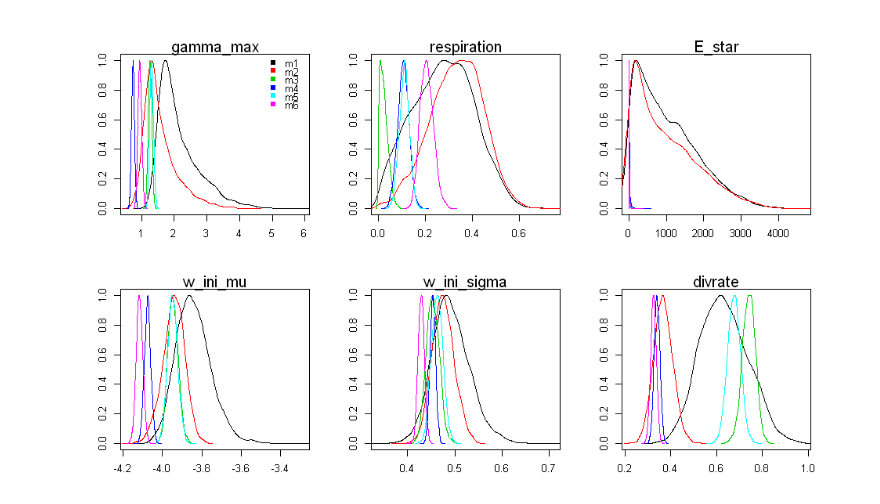
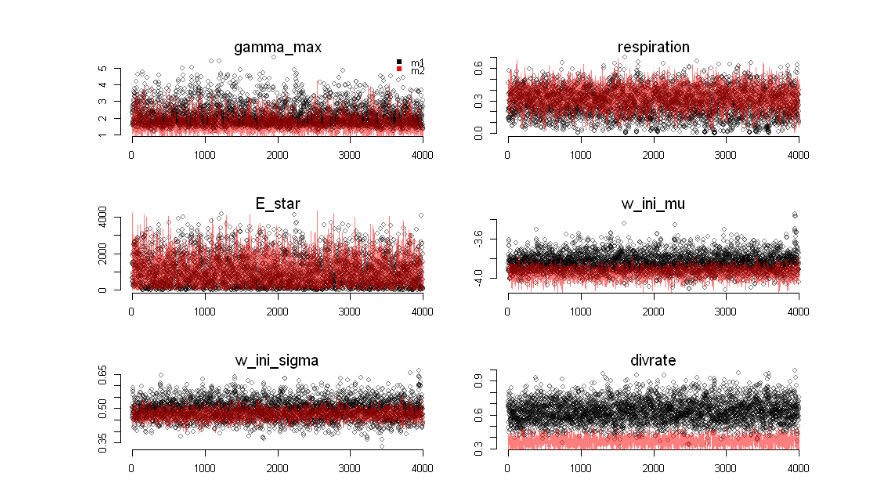
Before and after one commit to fribalet/Bayesian-matrixmodel, a Jupyter notebook: parameter_plots/analysis.ipynb, the cells around one changed output. Saved outputs shown, nothing was run; the diff lists cells and outputs as text; code cells hidden in the pictures.

```diff
--- a/parameter_plots/analysis.ipynb
+++ b/parameter_plots/analysis.ipynb
@@ -43,21 +44,33 @@ for(i in 1:length(pars)){
+# %%
+options(repr.plot.width=8, repr.plot.height=5)
+par(mfrow=c(3,2),mar=c(3,2,3,3))
+for(i in 1:length(pars)){
+    plot(PARS_sf[,i,1],main='',xlab='',col=adjustcolor('black',alpha.f=0.5),bty='n')
+    for(j in 2:length(models)){
+        lines(PARS_sf[,i,j],col=adjustcolor(j,alpha.f=0.5))
+    }
+    mtext(pars[i])
+    if(i==1)
+        legend('topright',legend=models,col=1:length(models),pch=15,bty='n')
+}
+# %% [output]
+[figure, added]
 # %%
-options(repr.plot.width=8, repr.plot.height=5)
-par(mfrow=c(2,3),mar=c(3,2,3,3))
-for(i in 1:length(pars)){
-    xtmp <- PARS_sf[,i,1]
-    d <- density(xtmp)
-    plot(d$x,d$y/max(d$y),xlab='', xlim=range(c(PARS_sf[,i,])),col='black',type='l')
-    for(j in 2:length(models)){
-        xtmp <- PARS_sf[,i,j]
-        d <- density(xtmp)
-        lines(d$x,d$y/max(d$y),col=j)
-    }
-    mtext(pars[i])
-    if(i==1)
-        legend('topright',legend=models,col=1:length(models),pch=15,bty='n')
-}
+#options(repr.plot.width=8, repr.plot.height=5)
+#par(mfrow=c(2,3),mar=c(3,2,3,3))
+#for(i in 1:length(pars)){
+#    xtmp <- PARS_sf[,i,1]
+#    d <- density(xtmp)
+#    plot(d$x,d$y/max(d$y),xlab='', xlim=range(c(PARS_sf[,i,])),col='black',type='l')
+#    for(j in 2:length(models)){
+#        xtmp <- PARS_sf[,i,j]
+#        d <- density(xtmp)
+#        lines(d$x,d$y/max(d$y),col=j)
+#    }
+#    mtext(pars[i])
+#    if(i==1)
+#        legend('topright',legend=models,col=1:length(models),pch=15,bty='n')
+#}
-# %% [output]
-[figure, removed]
 # %%
 options(repr.plot.width=8, repr.plot.height=5)
 par(mfrow=c(2,3),mar=c(3,2,3,3))
```
Also changed, not shown: parts of 12 cells of this notebook, 3 other files.
